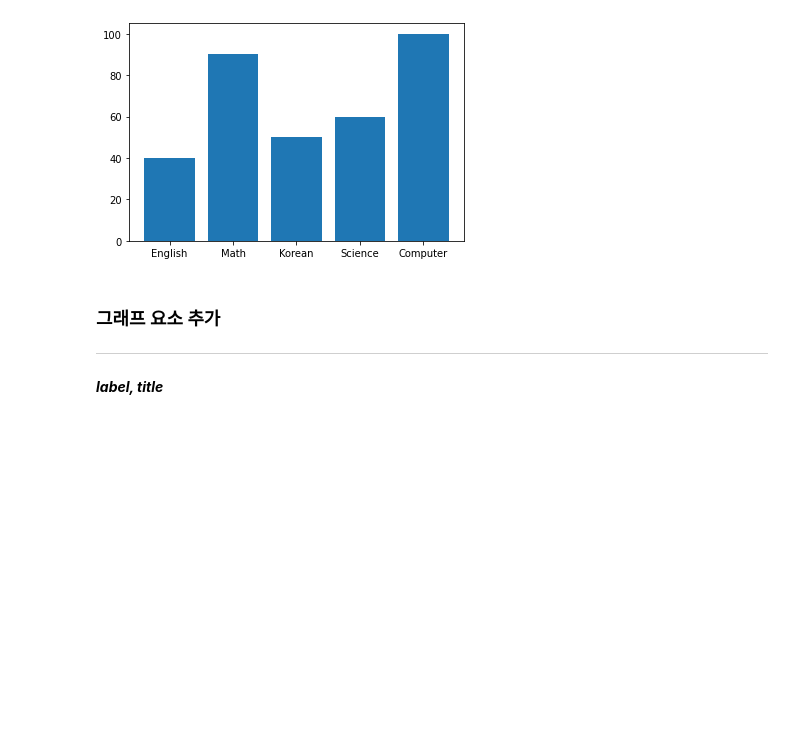
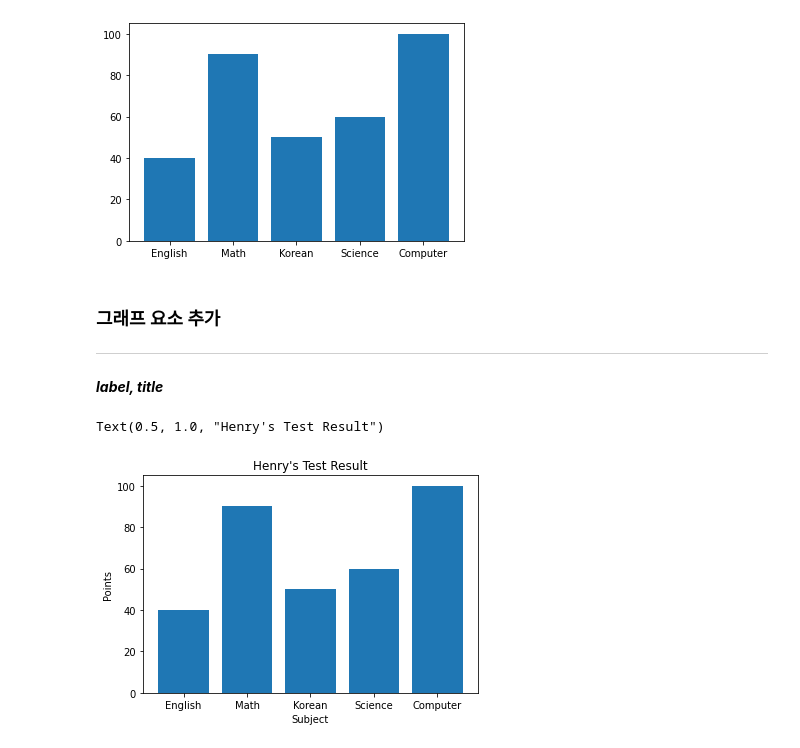
Before and after one commit to hyungminkimdev/aiffel, a Jupyter notebook: 240523-data-visualization/Data Visualization.ipynb, the cells around one changed output. Cells and saved outputs as stored; diff of their text form; code cells hidden in the pictures; blank space fills up the shorter version.

```diff
--- a/240523-data-visualization/Data Visualization.ipynb
+++ b/240523-data-visualization/Data Visualization.ipynb
@@ -110,15 +110,20 @@ ax1.bar(subject,points)
 # %%
 # Q. 아래 코드의 빈칸을 채워주세요.
 # 그래프 데이터
 subject = ['English', 'Math', 'Korean', 'Science', 'Computer']
 points = [40, 90, 50, 60, 100]
 
 # 축 그리기
 fig = plt.figure()
 ax1 = fig.add_subplot(1,1,1)
 
 # 그래프 그리기
-ax1.bar()
+ax1.bar(subject, points)
 
 # 라벨, 타이틀 달기
-# [[YOUR CODE]]
+plt.xlabel('Subject')
+plt.ylabel('Points')
+plt.title("Henry's Test Result")
+# %% [output]
+Text(0.5, 1.0, "Henry's Test Result")
+[figure, added]
```
Also changed, not shown: parts of 7 cells of this notebook, 1 other file.
